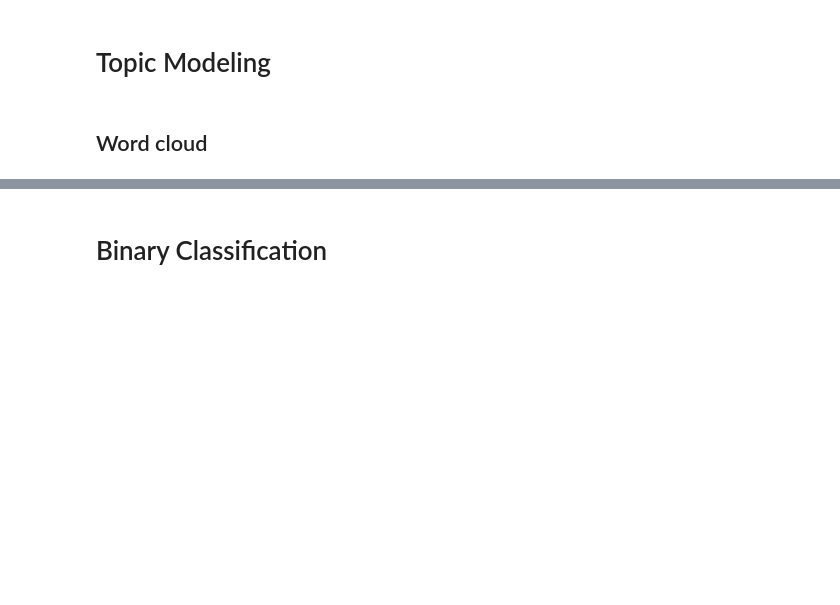
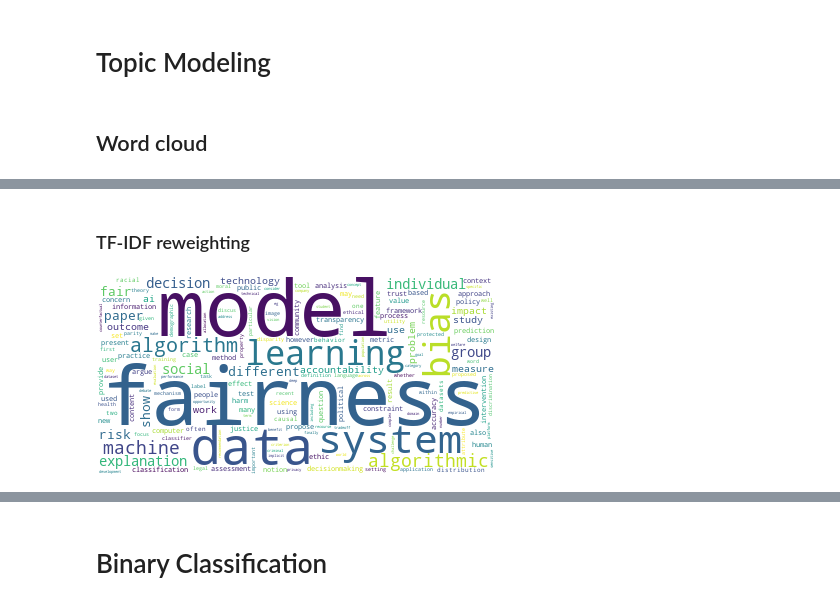
Before and after one commit to aishwarya-rm/cos524_project, a Jupyter notebook: topic_modeling.ipynb, the cells around one changed output, grey strips where cells are left out. Saved outputs shown, nothing was run; the diff lists cells and outputs as text; code cells hidden in the pictures; blank space fills up the shorter version.

```diff
--- a/topic_modeling.ipynb
+++ b/topic_modeling.ipynb
@@ -76,0 +91,22 @@ wordcloud.to_image()
+# %% [markdown]
+### TF-IDF reweighting
+# %%
+from sklearn.feature_extraction.text import TfidfVectorizer
+
+# convert each doc to strings
+academia_clean_doc = [" ".join(doc) for doc in academia_clean]
+industry_clean_doc = [" ".join(doc) for doc in industry_clean]
+
+vectorizer = TfidfVectorizer()
+academia_tfidf = vectorizer.fit_transform(academia_clean_doc)
+feature_names = vectorizer.get_feature_names()
+
+academia_dense = academia_tfidf.todense()
+denselist = academia_dense.tolist()
+df = pd.DataFrame(denselist, columns=feature_names).transpose().sum(axis=1)
+
+wordcloud = WordCloud(background_color="white", max_words=5000, contour_width=3, contour_color='steelblue')
+wordcloud.generate_from_frequencies(df)
+wordcloud.to_image()
+# %% [output]
+[figure, added]
```
Also changed, not shown: parts of 32 cells of this notebook, 2 other files.
